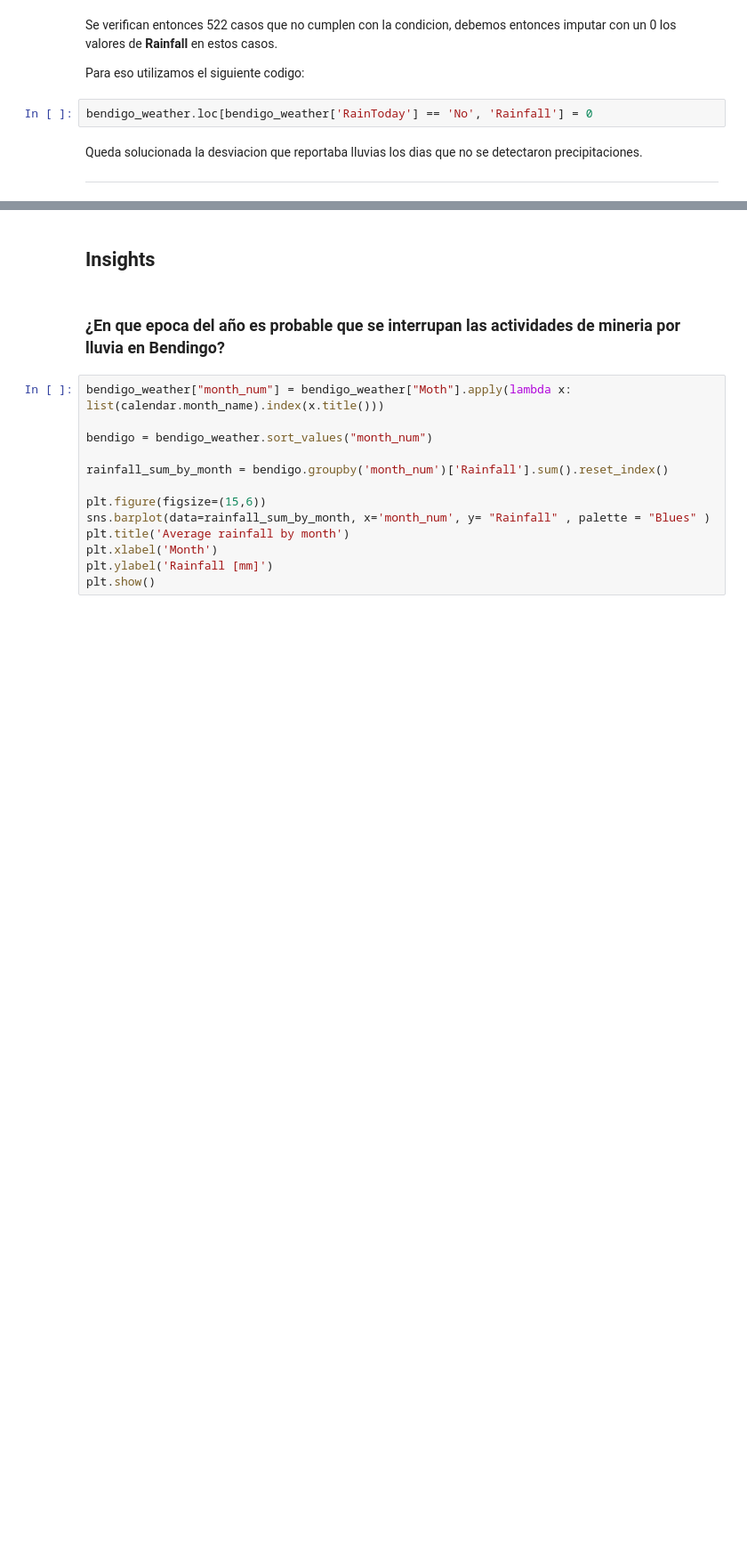
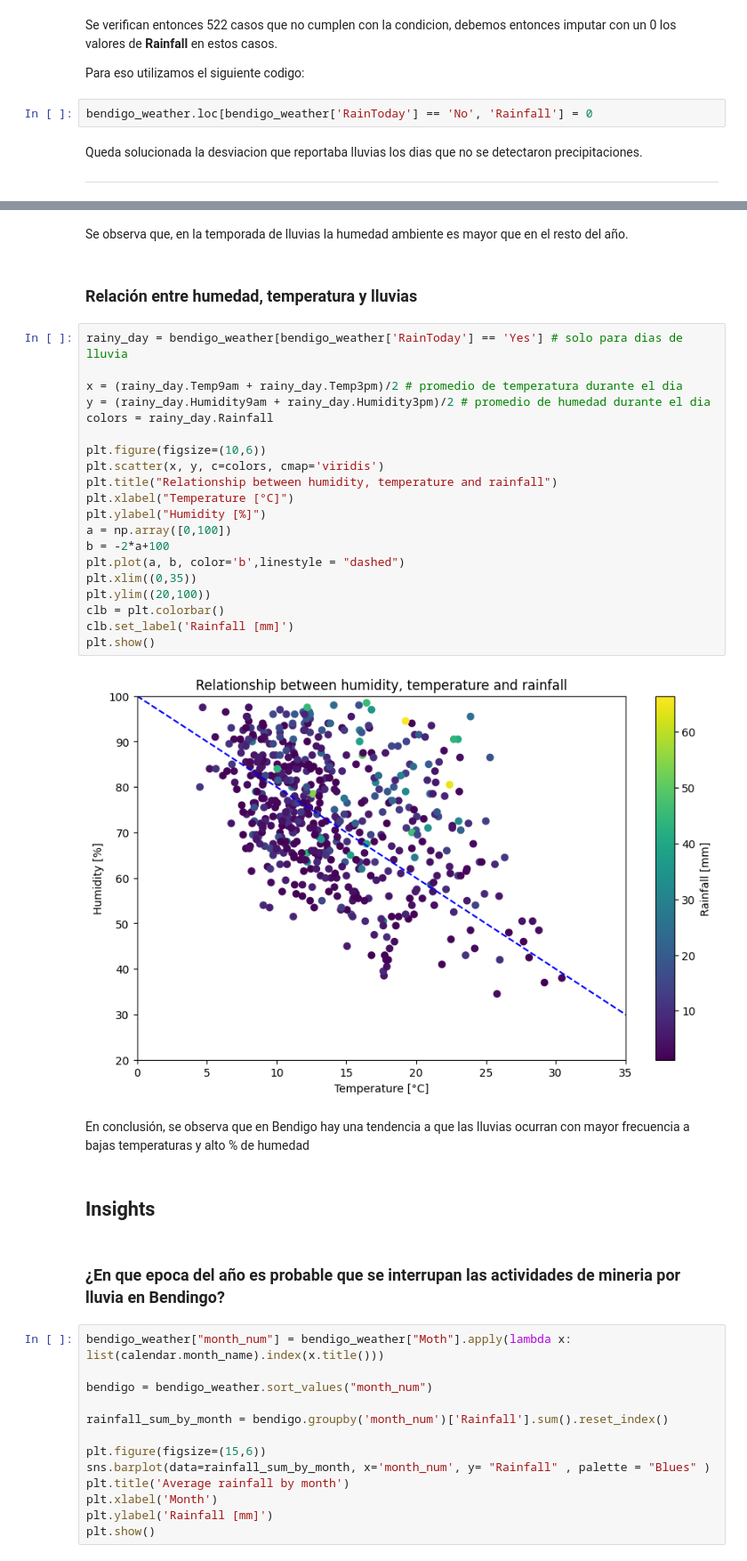
Before and after one commit to Juanmagithb/bendigo, a Jupyter notebook: Desafió_Final_+Juan_+Alegre.ipynb, the cells around one changed output, grey strips where cells are left out. Shown at 89% size. Cells and saved outputs as stored; diff of their text form; blank space fills up the shorter version.

```diff
--- a/Desafió_Final_+Juan_+Alegre.ipynb
+++ b/Desafió_Final_+Juan_+Alegre.ipynb
@@ -159,3 +228,31 @@ Queda solucionada la desviacion que reportaba lluvias los dias que no se detecta
+# %% [markdown]
+Se observa que, en la temporada de lluvias la humedad ambiente es mayor que en el resto del año.
+# %% [markdown]
+### Relación entre humedad, temperatura y lluvias
+# %%
+rainy_day = bendigo_weather[bendigo_weather['RainToday'] == 'Yes'] # solo para dias de lluvia
+
+x = (rainy_day.Temp9am + rainy_day.Temp3pm)/2 # promedio de temperatura durante el dia
+y = (rainy_day.Humidity9am + rainy_day.Humidity3pm)/2 # promedio de humedad durante el dia
+colors = rainy_day.Rainfall
+
+plt.figure(figsize=(10,6))
+plt.scatter(x, y, c=colors, cmap='viridis')
+plt.title("Relationship between humidity, temperature and rainfall")
+plt.xlabel("Temperature [°C]")
+plt.ylabel("Humidity [%]")
+a = np.array([0,100])
+b = -2*a+100
+plt.plot(a, b, color='b',linestyle = "dashed")
+plt.xlim((0,35))
+plt.ylim((20,100))
+clb = plt.colorbar()
+clb.set_label('Rainfall [mm]')
+plt.show()
+# %% [output]
+[figure, added]
+# %% [markdown]
+En conclusión, se observa que en Bendigo hay una tendencia a que las lluvias ocurran con mayor frecuencia a bajas temperaturas y alto % de humedad
 # %% [markdown]
 ## Insights
 # %% [markdown]
```
Also changed, not shown: parts of 19 cells of this notebook.
